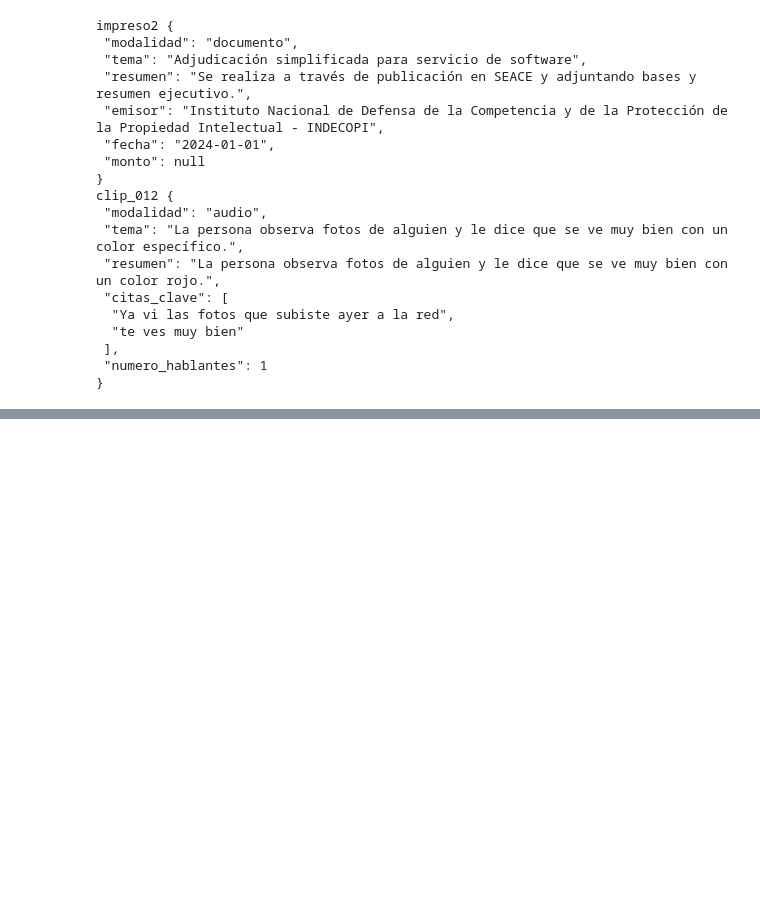
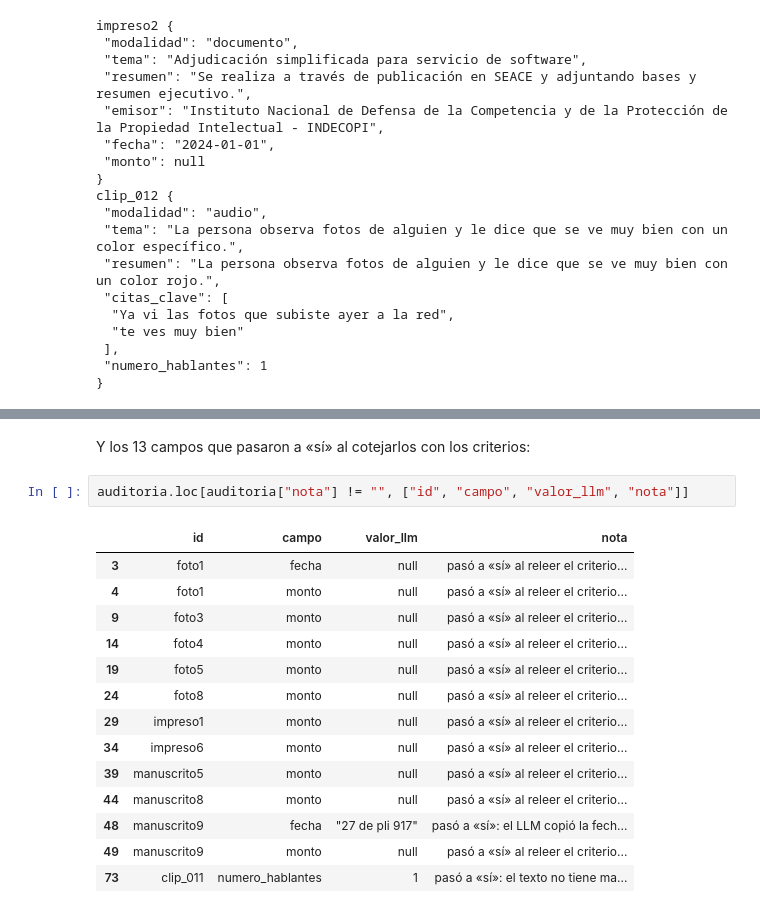
Before and after one commit to IvettexMamani/diplomado-python-2026, a Jupyter notebook: tarea_2/02_evaluacion.ipynb, the cells around one changed output, grey strips where cells are left out. Cells and saved outputs as stored; diff of their text form; blank space fills up the shorter version.

```diff
--- a/tarea_2/02_evaluacion.ipynb
+++ b/tarea_2/02_evaluacion.ipynb
@@ -804,0 +884,19 @@ clip_012 {
+# %% [markdown]
+Y los 13 campos que pasaron a «sí» al cotejarlos con los criterios:
+# %%
+auditoria.loc[auditoria["nota"] != "", ["id", "campo", "valor_llm", "nota"]]
+# %% [output]
+|  | id | campo | valor_llm | nota |
+| 3 | foto1 | fecha | null | pasó a «sí» al releer el criterio... |
+| 4 | foto1 | monto | null | pasó a «sí» al releer el criterio... |
+| 9 | foto3 | monto | null | pasó a «sí» al releer el criterio... |
+| 14 | foto4 | monto | null | pasó a «sí» al releer el criterio... |
+| 19 | foto5 | monto | null | pasó a «sí» al releer el criterio... |
+| 24 | foto8 | monto | null | pasó a «sí» al releer el criterio... |
+| 29 | impreso1 | monto | null | pasó a «sí» al releer el criterio... |
+| 34 | impreso6 | monto | null | pasó a «sí» al releer el criterio... |
+| 39 | manuscrito5 | monto | null | pasó a «sí» al releer el criterio... |
+| 44 | manuscrito8 | monto | null | pasó a «sí» al releer el criterio... |
+| 48 | manuscrito9 | fecha | "27 de pli 917" | pasó a «sí»: el LLM copió la fech... |
+| 49 | manuscrito9 | monto | null | pasó a «sí» al releer el criterio... |
+| 73 | clip_011 | numero_hablantes | 1 | pasó a «sí»: el texto no tiene ma... |
```
Also changed, not shown: parts of 5 cells of this notebook, 1 other file.
